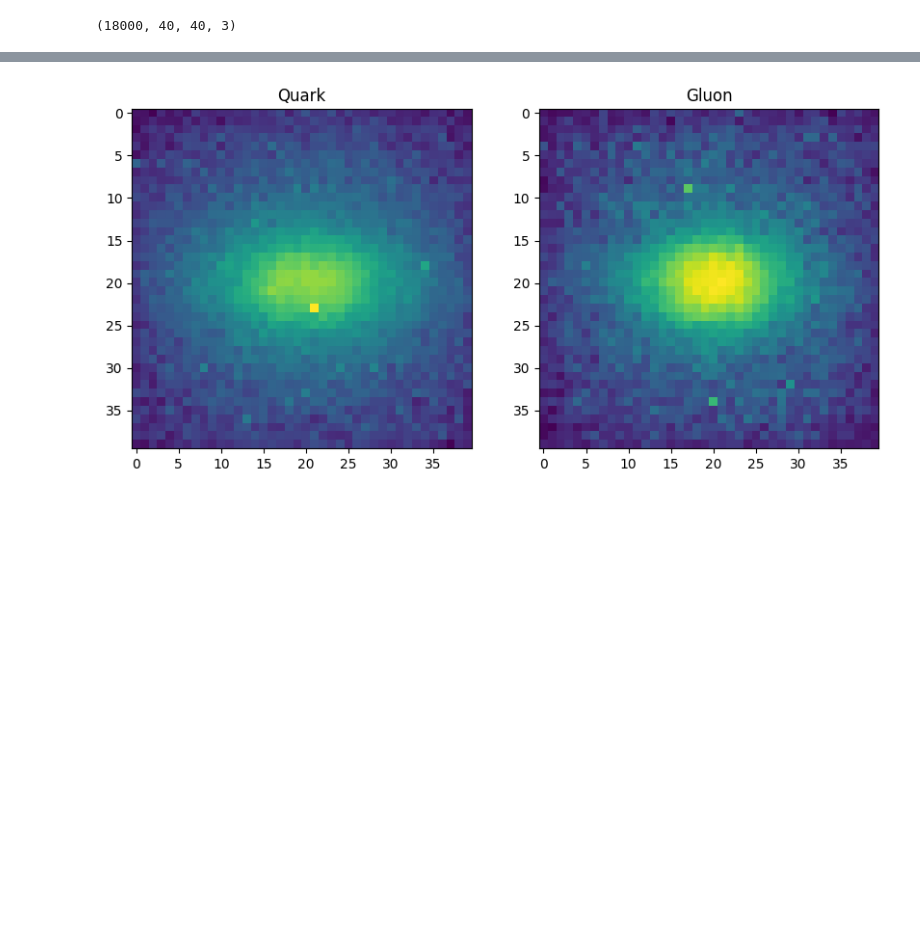
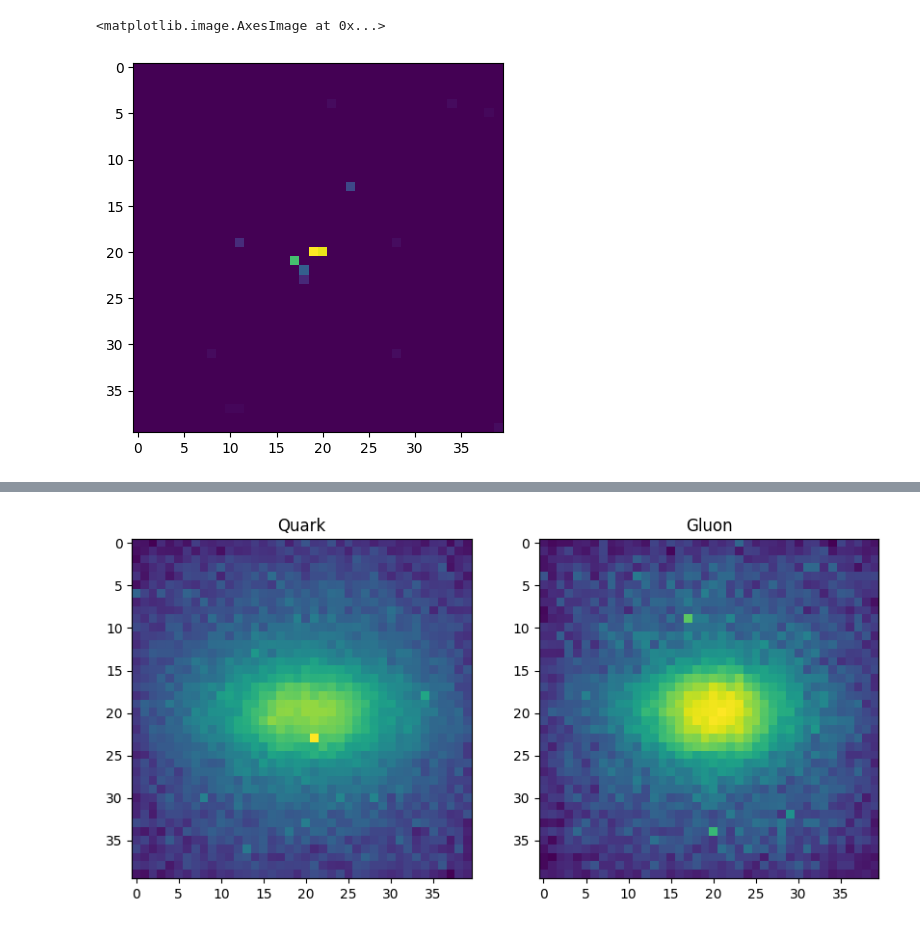
Before and after one commit to SanyaNanda/ML4Sci_QuantumContrastiveLearning, a Jupyter notebook: notebooks/Experiment_quark_gluon/2_data_preprocessing_pairs.ipynb, the cells around one changed output, grey strips where cells are left out. Drawn from its saved outputs; the diff is of its cells as text; code cells hidden in the pictures; blank space fills up the shorter version.

```diff
--- a/notebooks/Experiment_quark_gluon/2_data_preprocessing_pairs.ipynb
+++ b/notebooks/Experiment_quark_gluon/2_data_preprocessing_pairs.ipynb
@@ -3,6 +4,8 @@ import numpy as np
 import matplotlib.pyplot as plt
 # %%
 data = np.load('../../data/quark_gluon_dataset/quark_gluon_20000_1.npz', allow_pickle=True)
-data['x_train'].shape
-# %% [output]
-(18000, 40, 40, 3)
+# %%
+plt.imshow(data["x_train"][0,:,:,0])
+# %% [output]
+<matplotlib.image.AxesImage at 0x...>
+[figure, added]
```
Also changed, not shown: parts of 34 cells of this notebook, 24 other files.
